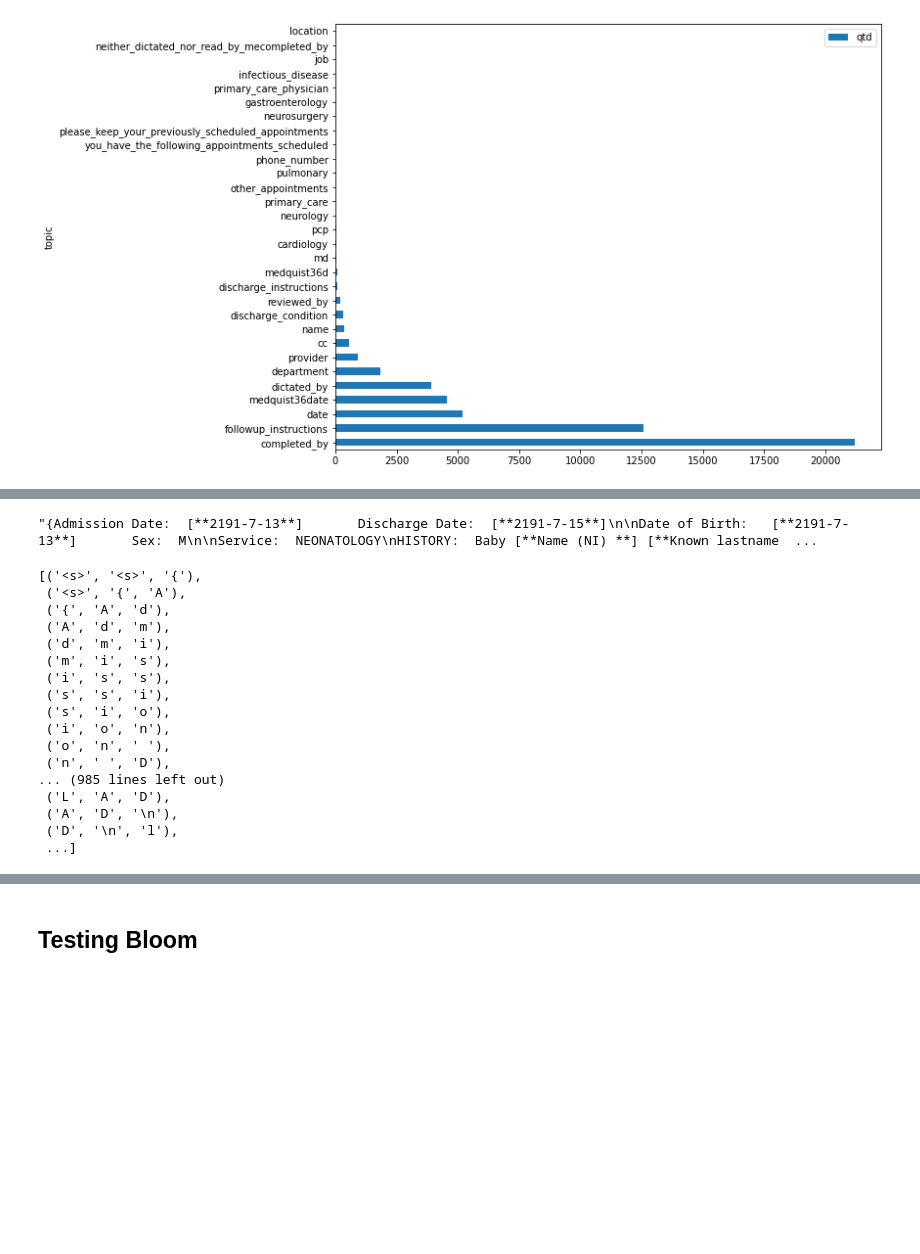
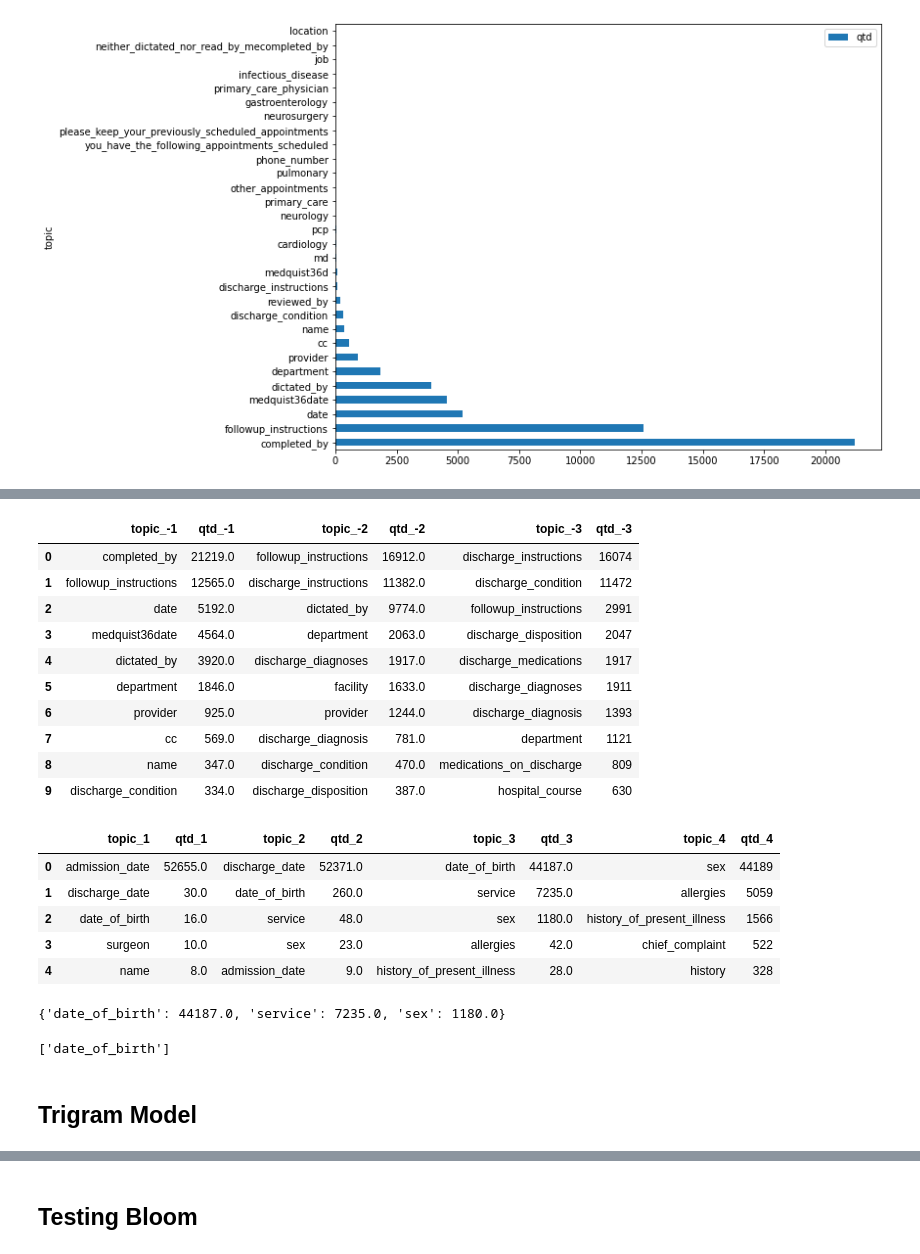
Before and after one commit to leoitcode/medtrix, a Jupyter notebook: notebook/medtrix_analysis.ipynb, the cells around one changed output, grey strips where cells are left out. Drawn from its saved outputs; the diff is of its cells as text; code cells hidden in the pictures; blank space fills up the shorter version.

Commit message:
Topic Modeling finished

```diff
--- a/notebook/medtrix_analysis.ipynb
+++ b/notebook/medtrix_analysis.ipynb
@@ -337,8 +354,8 @@ plt.show()
 # %%
 # Distribution last topic
 last_topics_d = defaultdict(int)
-last_word = [i.split()[-1] for i in topics_by_doc]
-for i in last_word:
+last_words = [i.split()[-1] for i in topics_by_doc]
+for i in last_words:
     last_topics_d[i]+=1
 # %%
 df_last_topics = pd.DataFrame(sorted(last_topics_d.items(), key = lambda x: x[1], reverse=True), columns=['topic','qtd'])
@@ -362,5 +379,17 @@ df_last_topics.head(30).plot.barh(x='topic', y='qtd', figsize=(10,8))
 # %% [output]
 <AxesSubplot:ylabel='topic'>
 [figure]
+# %%
+# Distribution three last topics
+last_words = {}
+last_topics_pos = {}
+for n in range(-1,-4,-1):
+    last_topics_d = defaultdict(int)
+    last_words[n] = [i.split()[n] for i in topics_by_doc]
+    for _i in last_words[n]:
+        last_topics_d[_i]+=1
+    last_topics_pos[n] = last_topics_d
 # %%
-last_word
+df_l = []
+for _i, _d in last_topics_pos.items():
+    df_l.append(pd.DataFrame(sorted(_d.items(), key = lambda x: x[1], reverse=True), columns=[f'topic_{_i}',f'qtd_{_i}']))
@@ -385,4 +395,0 @@ last_word
-# %%
-df_mimic_full['TEXT'].loc[14]
-# %% [output]
-"{Admission Date:  [**2191-7-13**]       Discharge Date:  [**2191-7-15**]\n\nDate of Birth:   [**2191-7-13**]       Sex:  M\n\nService:  NEONATOLOGY\nHISTORY:  Baby [**Name (NI) **] [**Known lastname  ...
@@ -394,20 +396,16 @@ trigrams = list(nltk.ngrams(text, 3, pad_left=True, pad_right=True, left_pad_sym
-# %%
-trigrams
-# %% [output]
-[('<s>', '<s>', '{'),
- ('<s>', '{', 'A'),
- ('{', 'A', 'd'),
- ('A', 'd', 'm'),
- ('d', 'm', 'i'),
- ('m', 'i', 's'),
- ('i', 's', 's'),
- ('s', 's', 'i'),
- ('s', 'i', 'o'),
- ('i', 'o', 'n'),
- ('o', 'n', ' '),
- ('n', ' ', 'D'),
-... (985 lines left out)
- ('L', 'A', 'D'),
- ('A', 'D', '\n'),
- ('D', '\n', 'l'),
- ...]
+# %%
+df_last_topics = pd.concat(df_l,axis=1)
+# %%
+df_last_topics.head(10)
+# %% [output]
+|  | topic_-1 | qtd_-1 | topic_-2 | qtd_-2 | topic_-3 | qtd_-3 |
+| 0 | completed_by | 21219.0 | followup_instructions | 16912.0 | discharge_instructions | 16074 |
+| 1 | followup_instructions | 12565.0 | discharge_instructions | 11382.0 | discharge_condition | 11472 |
+| 2 | date | 5192.0 | dictated_by | 9774.0 | followup_instructions | 2991 |
+| 3 | medquist36date | 4564.0 | department | 2063.0 | discharge_disposition | 2047 |
+| 4 | dictated_by | 3920.0 | discharge_diagnoses | 1917.0 | discharge_medications | 1917 |
+| 5 | department | 1846.0 | facility | 1633.0 | discharge_diagnoses | 1911 |
+| 6 | provider | 925.0 | provider | 1244.0 | discharge_diagnosis | 1393 |
+| 7 | cc | 569.0 | discharge_diagnosis | 781.0 | department | 1121 |
+| 8 | name | 347.0 | discharge_condition | 470.0 | medications_on_discharge | 809 |
+| 9 | discharge_condition | 334.0 | discharge_disposition | 387.0 | hospital_course | 630 |
@@ -413,0 +430,9 @@ trigrams
+# %%
+df_first_topics.head()
+# %% [output]
+|  | topic_1 | qtd_1 | topic_2 | qtd_2 | topic_3 | qtd_3 | topic_4 | qtd_4 |
+| 0 | admission_date | 52655.0 | discharge_date | 52371.0 | date_of_birth | 44187.0 | sex | 44189 |
+| 1 | discharge_date | 30.0 | date_of_birth | 260.0 | service | 7235.0 | allergies | 5059 |
+| 2 | date_of_birth | 16.0 | service | 48.0 | sex | 1180.0 | history_of_present_illness | 1566 |
+| 3 | surgeon | 10.0 | sex | 23.0 | allergies | 42.0 | chief_complaint | 522 |
+| 4 | name | 8.0 | admission_date | 9.0 | history_of_present_illness | 28.0 | history | 328 |
@@ -413,0 +442,10 @@ trigrams
+# %%
+topic_3_distrib
+# %% [output]
+{'date_of_birth': 44187.0, 'service': 7235.0, 'sex': 1180.0}
+# %%
+random.choices(list(topic_3_distrib.keys()), weights=list(topic_3_distrib.values()))
+# %% [output]
+['date_of_birth']
+# %% [markdown]
+## Trigram Model
```
Also changed, not shown: parts of 25 cells of this notebook.
